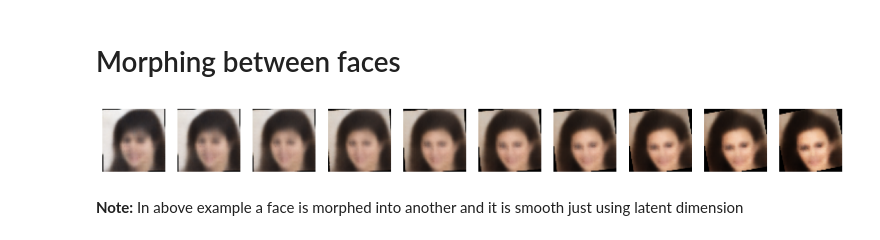
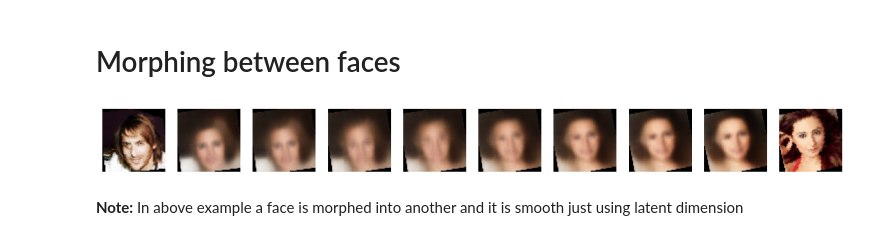
Before and after one commit to AniTho/Generative-Architectures-in-pytorch, a Jupyter notebook: Day_02 (VAE CELEBA).ipynb, the cells around one changed output. Saved outputs shown, nothing was run; the diff lists cells and outputs as text; code cells hidden in the pictures.

```diff
--- a/Day_02 (VAE CELEBA).ipynb
+++ b/Day_02 (VAE CELEBA).ipynb
@@ -92,11 +92,11 @@ rotation = 15
 # Setting experiment
 wandb.init(dir = 'logs/', project='GAN Projects', name="CNN based VAE (Celeb A)")
 num_filters = [32, 64, 128, 256]
-latent_dim = 200
+latent_dim = 400
 filter_size = 3
 strides = [2, 2, 2, 2]
 learning_rate = 1e-03
-num_epochs = 25
+num_epochs = 50
 reconstruct_weight = 2000
 criterion = nn.BCEWithLogitsLoss()
 valid_size = 0.2
@@ -398,28 +389,35 @@ __NOTE:__ It learns to reconstruct the image from random latent vectors. Not per
 # Morphing between faces
 # %%
 # Pick Two faces
-idx_1, idx_2 = 25, 100
+idx_1, idx_2 = 25, 2560
 img_1, _ = train_dataset[idx_1]
 img_2, _ = train_dataset[idx_2]
 parts = 10
 alphas = np.linspace(0, 1, parts)
 data_inp = torch.cat([img_1[None], img_2[None]]).to(device)
 _, _, latent_embed, _ = cnn_autoencoder(data_inp)
 latent_a, latent_b = latent_embed[0], latent_embed[1]
 i = 0
 sigmoid = nn.Sigmoid()
 fig, axes = plt.subplots(nrows = 1, ncols = parts, squeeze=True, figsize = (15, 20))
-for alpha in alphas:
+img = np.transpose(img_2.detach().cpu().numpy(), (1,2,0))
+axes[i].imshow(img)
+axes[i].axis('off')
+i+=1
+for alpha in alphas[1:-1]:
     current_latent = latent_a*alpha + latent_b*(1-alpha)
     latent_embed = current_latent[None]
     out = cnn_autoencoder.bottleneck(latent_embed)
     out = out.view(-1, *[256, 4, 4])
     out = sigmoid(cnn_autoencoder.decoder(out))
     img = np.transpose(out[0].detach().cpu().numpy(), (1,2,0))
     axes[i].imshow(img)
     axes[i].axis('off')
     i+=1
+img = np.transpose(img_1.detach().cpu().numpy(), (1,2,0))
+axes[i].imshow(img)
+axes[i].axis('off');
 # %% [output]
-[figure, old version]
+[figure, new version]
 # %% [markdown]
 __Note:__ In above example a face is morphed into another and it is smooth just using latent dimension
```
Also changed, not shown: parts of 13 cells of this notebook.
